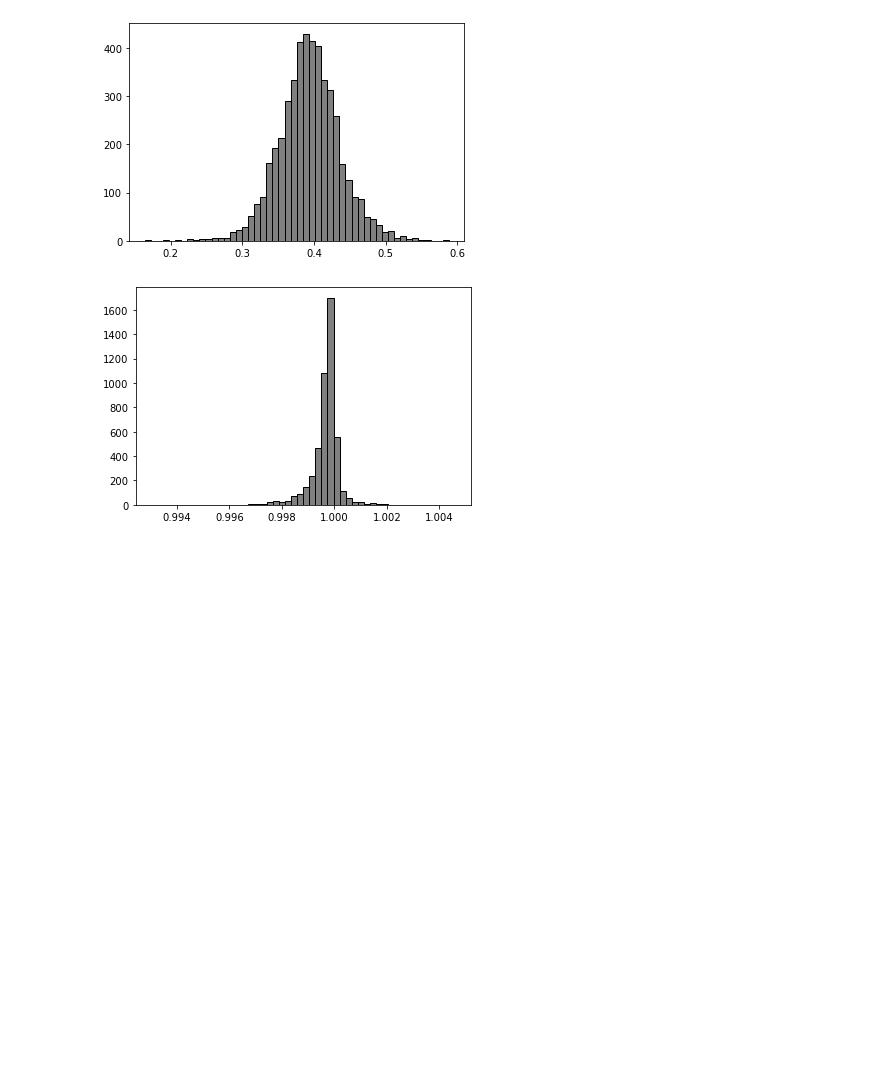
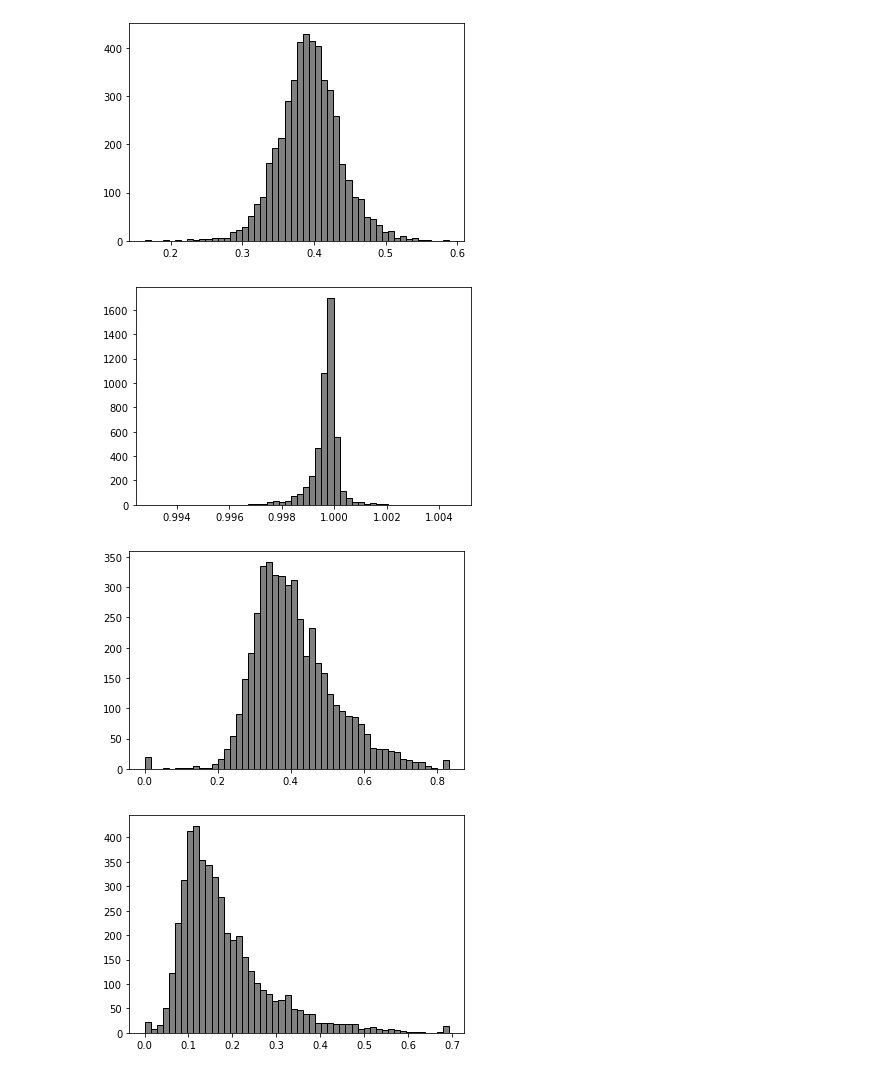
Before and after one commit to besaleli/LSCD-EmergentModernHebrew, a Jupyter notebook: code/normalization.ipynb, the cells around one changed output. Drawn from its saved outputs; the diff is of its cells as text; code cells hidden in the pictures; blank space fills up the shorter version.

```diff
--- a/code/normalization.ipynb
+++ b/code/normalization.ipynb
@@ -49,3 +70,13 @@ graphCatDist(testDF, 'normed_apd')
 # %% [output]
 [figure]
 [figure]
+# %%
+# Jensen Shannon Distance has more of an even distribution than Jensen Shannon Divergence
+plt.hist([math.sqrt(i) for i in testDF['jsd']], bins=50, facecolor='grey', edgecolor='black')
+plt.show()
+
+plt.hist(testDF['jsd'], bins=50, facecolor='grey', edgecolor='black')
+plt.show()
+# %% [output]
+[figure, added]
+[figure, added]
```
Also changed, not shown: parts of 3 cells of this notebook, 13 other files.
